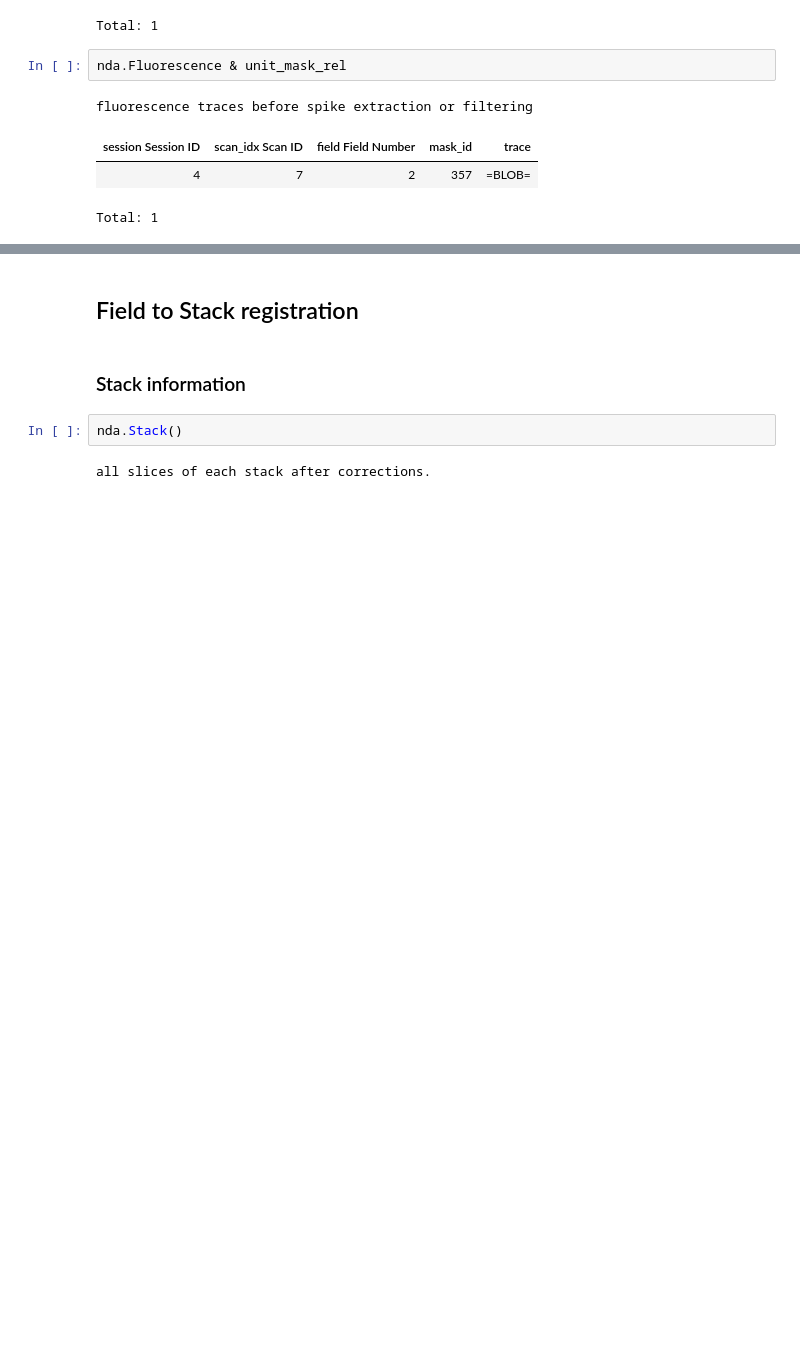
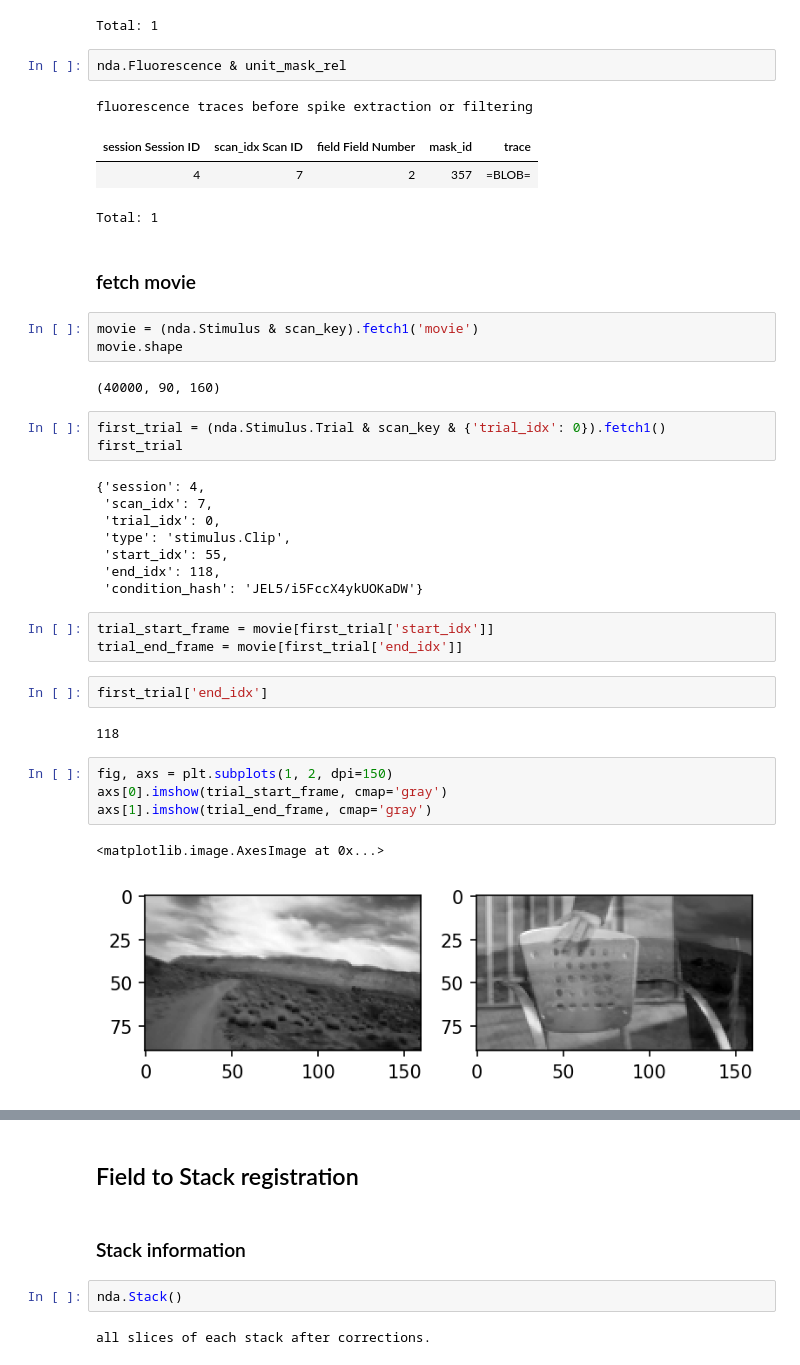
Before and after one commit to cajal/microns_phase3_nda, a Jupyter notebook: notebooks/microns_phase3_nda_examples.ipynb, the cells around one changed output, grey strips where cells are left out. Cells and saved outputs as stored; diff of their text form; blank space fills up the shorter version.

```diff
--- a/notebooks/microns_phase3_nda_examples.ipynb
+++ b/notebooks/microns_phase3_nda_examples.ipynb
@@ -219,3 +219,35 @@ fluorescence traces before spike extraction or filtering
 | session Session ID | scan_idx Scan ID | field Field Number | mask_id | trace |
 | 4 | 7 | 2 | 357 | =BLOB= |
 Total: 1
+# %% [markdown]
+### fetch movie
+# %%
+movie = (nda.Stimulus & scan_key).fetch1('movie')
+movie.shape
+# %% [output]
+(40000, 90, 160)
+# %%
+first_trial = (nda.Stimulus.Trial & scan_key & {'trial_idx': 0}).fetch1()
+first_trial
+# %% [output]
+{'session': 4,
+ 'scan_idx': 7,
+ 'trial_idx': 0,
+ 'type': 'stimulus.Clip',
+ 'start_idx': 55,
+ 'end_idx': 118,
+ 'condition_hash': 'JEL5/i5FccX4ykUOKaDW'}
+# %%
+trial_start_frame = movie[first_trial['start_idx']]
+trial_end_frame = movie[first_trial['end_idx']]
+# %%
+first_trial['end_idx']
+# %% [output]
+118
+# %%
+fig, axs = plt.subplots(1, 2, dpi=150)
+axs[0].imshow(trial_start_frame, cmap='gray')
+axs[1].imshow(trial_end_frame, cmap='gray')
+# %% [output]
+<matplotlib.image.AxesImage at 0x...>
+[figure, added]
```
Also changed, not shown: parts of 10 cells of this notebook.
